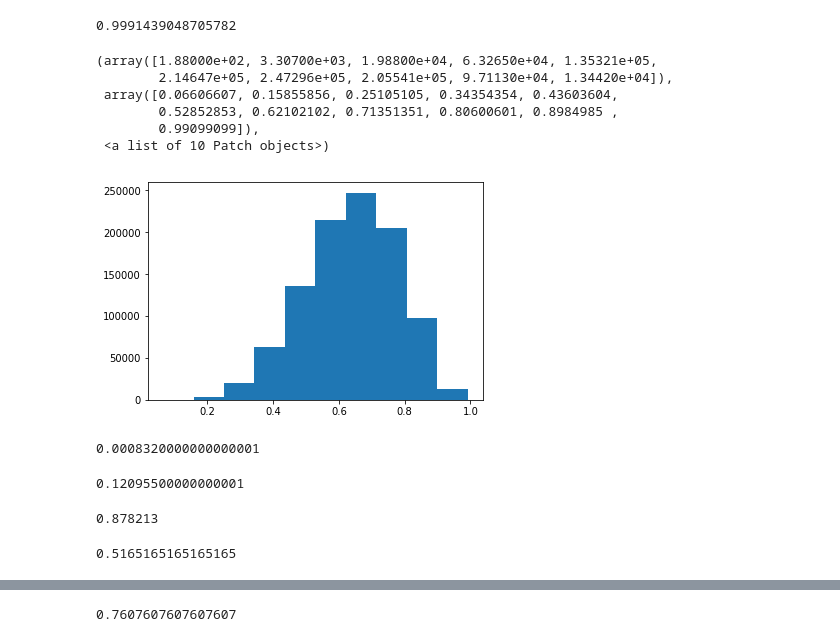
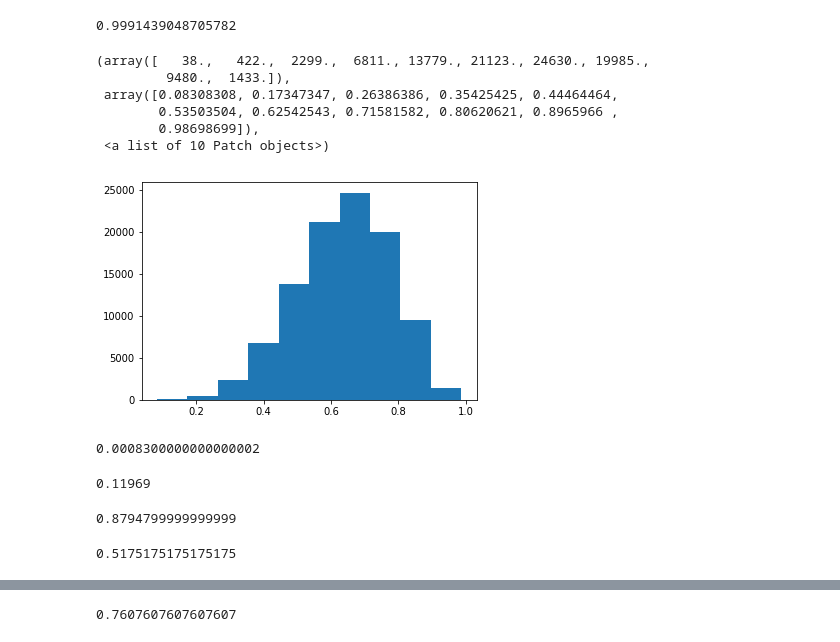
Before and after one commit to ralphrecto/rethinking, a Jupyter notebook: solutions/ch3.ipynb, the cells around one changed output, grey strips where cells are left out. Saved outputs shown, nothing was run; the diff lists cells and outputs as text; code cells hidden in the pictures.

```diff
--- a/solutions/ch3.ipynb
+++ b/solutions/ch3.ipynb
@@ -34,17 +31,17 @@ posterior[posterior.index >= 0.2].sum()
 # %% [output]
 0.9991439048705782
 # %%
-sample_size = 1000000
+sample_size = 100000
 sample = ralphlib.sample(posterior, sample_size)
 plt.hist(sample)
 # %% [output]
-(array([1.88000e+02, 3.30700e+03, 1.98800e+04, 6.32650e+04, 1.35321e+05,
-        2.14647e+05, 2.47296e+05, 2.05541e+05, 9.71130e+04, 1.34420e+04]),
- array([0.06606607, 0.15855856, 0.25105105, 0.34354354, 0.43603604,
-        0.52852853, 0.62102102, 0.71351351, 0.80600601, 0.8984985 ,
-        0.99099099]),
+(array([   38.,   422.,  2299.,  6811., 13779., 21123., 24630., 19985.,
+         9480.,  1433.]),
+ array([0.08308308, 0.17347347, 0.26386386, 0.35425425, 0.44464464,
+        0.53503504, 0.62542543, 0.71581582, 0.80620621, 0.8965966 ,
+        0.98698699]),
  <a list of 10 Patch objects>)
-[figure, old version]
+[figure, new version]
 # %%
 param_values, counts = np.unique(sample, return_counts=True)
 sample_freq = pd.Series(
@@ -56,24 +53,27 @@ sample_freq = pd.Series(
 # Note: we are working with frequencies here!
 sample_freq[sample_freq.index < 0.2].sum()
 # %% [output]
-0.0008320000000000001
+0.0008300000000000002
 # %%
 # 3E2
 sample_freq[sample_freq.index > 0.8].sum()
 # %% [output]
-0.12095500000000001
+0.11969
 # %%
 # 3E3
 sample_freq[(sample_freq.index > 0.2) & (sample_freq.index < 0.8)].sum()
 # %% [output]
-0.878213
+0.8794799999999999
 # %%
 # 2E4
 # Note: we are working directly with samples here!
+# It's not easy (or possible? I think you need actual occurrence numbers and
+# not just frequency/probability?) to compute quantiles over frequencies/
+# probabilities.
 quantile0_2 = np.quantile(sample, 0.2)
 quantile0_2
 # %% [output]
-0.5165165165165165
+0.5175175175175175
 # %%
 sample_freq[sample_freq.index <= quantile0_2].sum()
 # %% [output]
```
Also changed, not shown: parts of 15 cells of this notebook.
